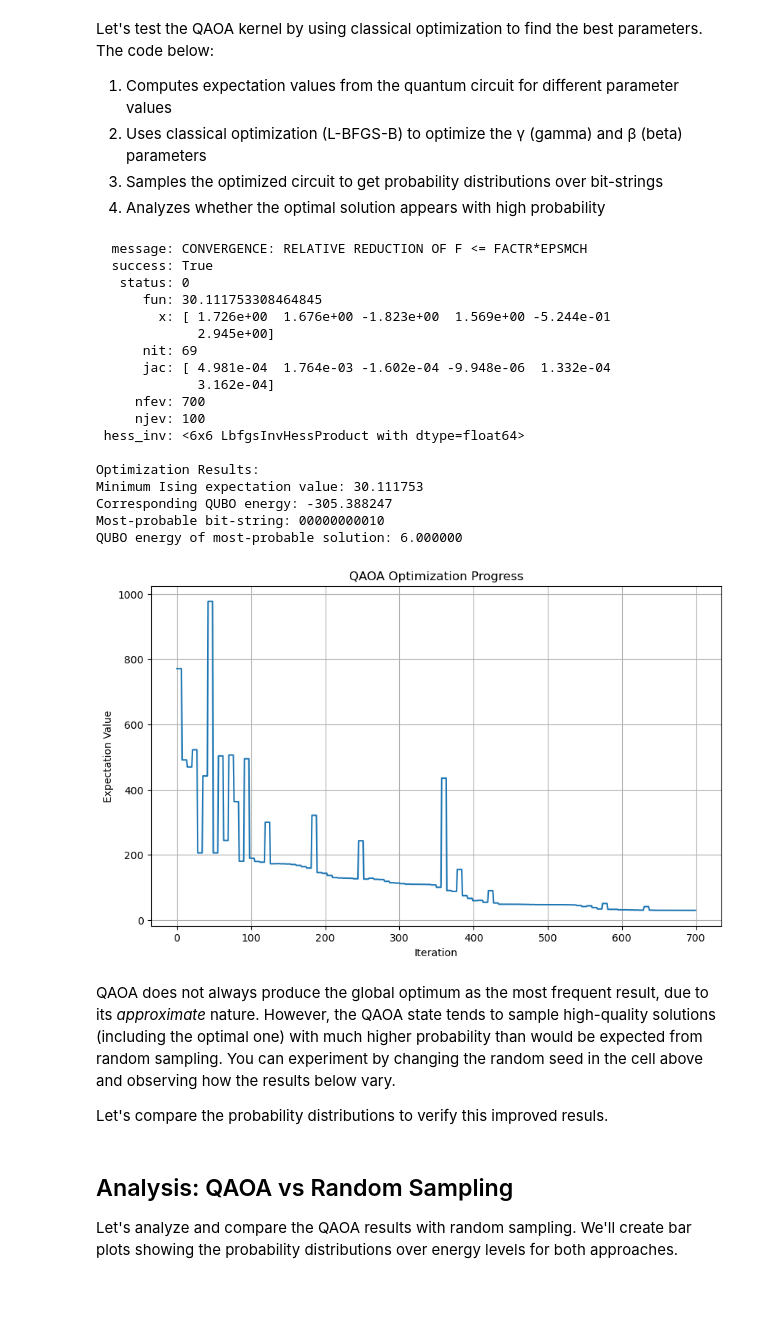
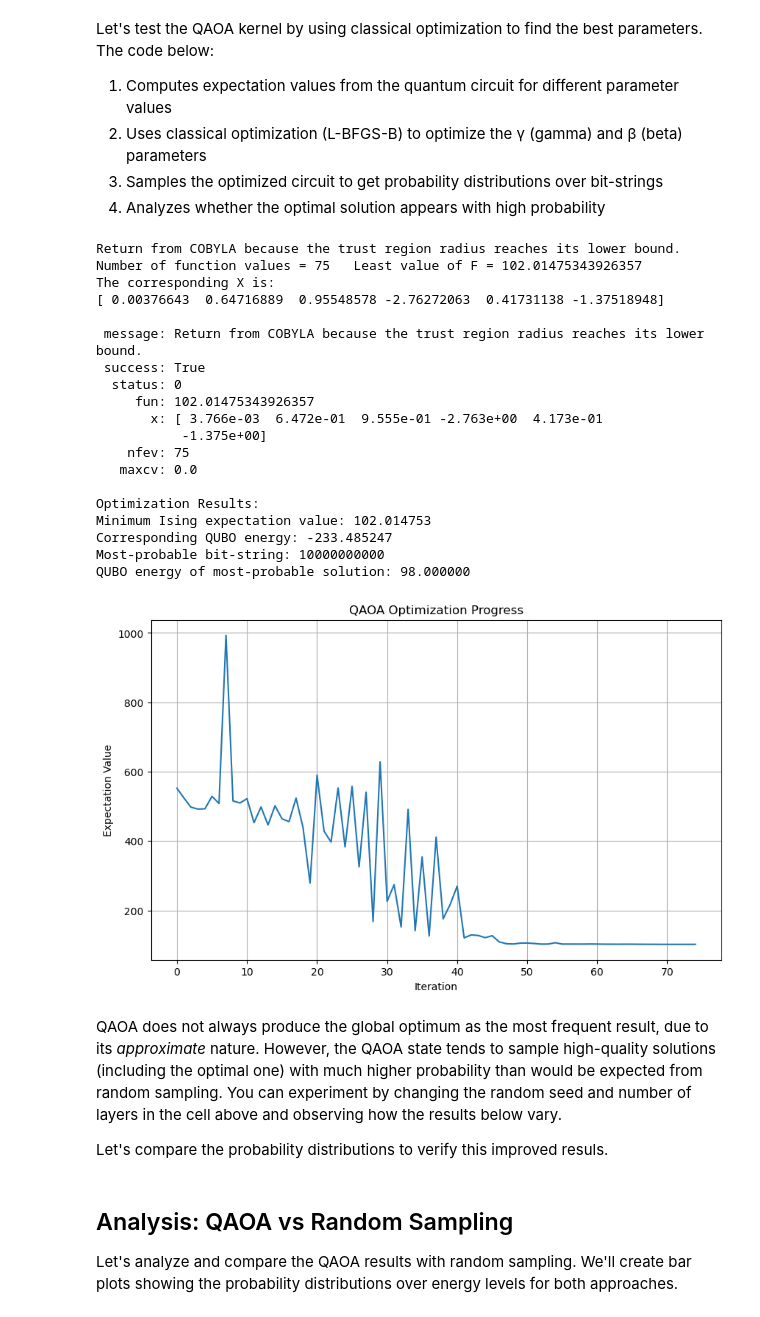
Before and after one commit to sergey-gusev94/QUBONotebooks, a Jupyter notebook: notebooks_py/7-CUDA-Q_python.ipynb, the cells around one changed output. Saved outputs shown, nothing was run; the diff lists cells and outputs as text; code cells hidden in the pictures.

Commit message:
changed seed and methond to COBYLA, so it solves faster

```diff
--- a/notebooks_py/7-CUDA-Q_python.ipynb
+++ b/notebooks_py/7-CUDA-Q_python.ipynb
@@ -644,7 +644,7 @@ import matplotlib.pyplot as plt
 from scipy.optimize import minimize
 
 # Set random seed for reproducible results
-seed = 46
+seed = 58 #47
 np.random.seed(seed)
 cudaq.set_random_seed(seed)
 
@@ -671,60 +671,61 @@ def qaoa_cost(theta):
     # This represents the expected value of the Ising Hamiltonian
     return cost
 
-opt_result = minimize(qaoa_cost, init, method='L-BFGS-B',
-                      options={'maxiter': 500, 'disp': True})
+opt_result = minimize(qaoa_cost, init, method='COBYLA',
+                      options={'maxiter': 200, 'disp': True})
 
 
 print(opt_result)
 
 # The optimization result contains the minimum Ising Hamiltonian expectation value
 ising_min_expectation = opt_result.fun
 corresponding_qubo_energy = ising_min_expectation - ising_constant
 print(f"\nOptimization Results:")
 print(f"Minimum Ising expectation value: {ising_min_expectation:.6f}")
 print(f"Corresponding QUBO energy: {corresponding_qubo_energy:.6f}")
 
 shots = cudaq.sample(qaoa_kernel, opt_result.x, n_qubits, layers,
                      h_list, pair_inds, J_list, shots_count=10000)
 
 #print(shots)
 most_probable_bitstring = np.array(shots.most_probable()).astype(str)
 print(f'Most-probable bit-string: {most_probable_bitstring}')
 
 # Calculate the actual QUBO energy for the most probable bitstring
 most_probable_bits = np.array([int(b) for b in shots.most_probable()])
 actual_qubo_energy = float(most_probable_bits @ Q @ most_probable_bits) + Beta
 print(f'QUBO energy of most-probable solution: {actual_qubo_energy:.6f}')
 
 plt.figure(figsize=(10, 6))
 plt.plot(cost_history)
 plt.xlabel('Iteration')
 plt.ylabel("Expectation Value")
 plt.title('QAOA Optimization Progress')
 plt.grid(True)
 plt.show()
 # %% [output]
-  message: CONVERGENCE: RELATIVE REDUCTION OF F <= FACTR*EPSMCH
-  success: True
-   status: 0
-      fun: 30.111753308464845
-        x: [ 1.726e+00  1.676e+00 -1.823e+00  1.569e+00 -5.244e-01
-             2.945e+00]
-      nit: 69
-      jac: [ 4.981e-04  1.764e-03 -1.602e-04 -9.948e-06  1.332e-04
-             3.162e-04]
-     nfev: 700
-     njev: 100
- hess_inv: <6x6 LbfgsInvHessProduct with dtype=float64>
+Return from COBYLA because the trust region radius reaches its lower bound.
+Number of function values = 75   Least value of F = 102.01475343926357
+The corresponding X is:
+[ 0.00376643  0.64716889  0.95548578 -2.76272063  0.41731138 -1.37518948]
+
+ message: Return from COBYLA because the trust region radius reaches its lower bound.
+ success: True
+  status: 0
+     fun: 102.01475343926357
+       x: [ 3.766e-03  6.472e-01  9.555e-01 -2.763e+00  4.173e-01
+           -1.375e+00]
+    nfev: 75
+   maxcv: 0.0
 
 Optimization Results:
-Minimum Ising expectation value: 30.111753
-Corresponding QUBO energy: -305.388247
-Most-probable bit-string: 00000000010
-QUBO energy of most-probable solution: 6.000000
+Minimum Ising expectation value: 102.014753
+Corresponding QUBO energy: -233.485247
+Most-probable bit-string: 10000000000
+QUBO energy of most-probable solution: 98.000000
-[figure, old version]
+[figure, new version]
 # %% [markdown]
-QAOA does not always produce the global optimum as the most frequent result, due to its *approximate* nature. However, the QAOA state tends to sample high-quality solutions (including the optimal one) with much higher probability than would be expected from random sampling. You can experiment by changing the random seed in the cell above and observing how the results below vary.
+QAOA does not always produce the global optimum as the most frequent result, due to its *approximate* nature. However, the QAOA state tends to sample high-quality solutions (including the optimal one) with much higher probability than would be expected from random sampling. You can experiment by changing the random seed and number of layers in the cell above and observing how the results below vary.
 
 Let's compare the probability distributions to verify this improved resuls.
 # %% [markdown]
```
Also changed, not shown: parts of 6 cells of this notebook.
